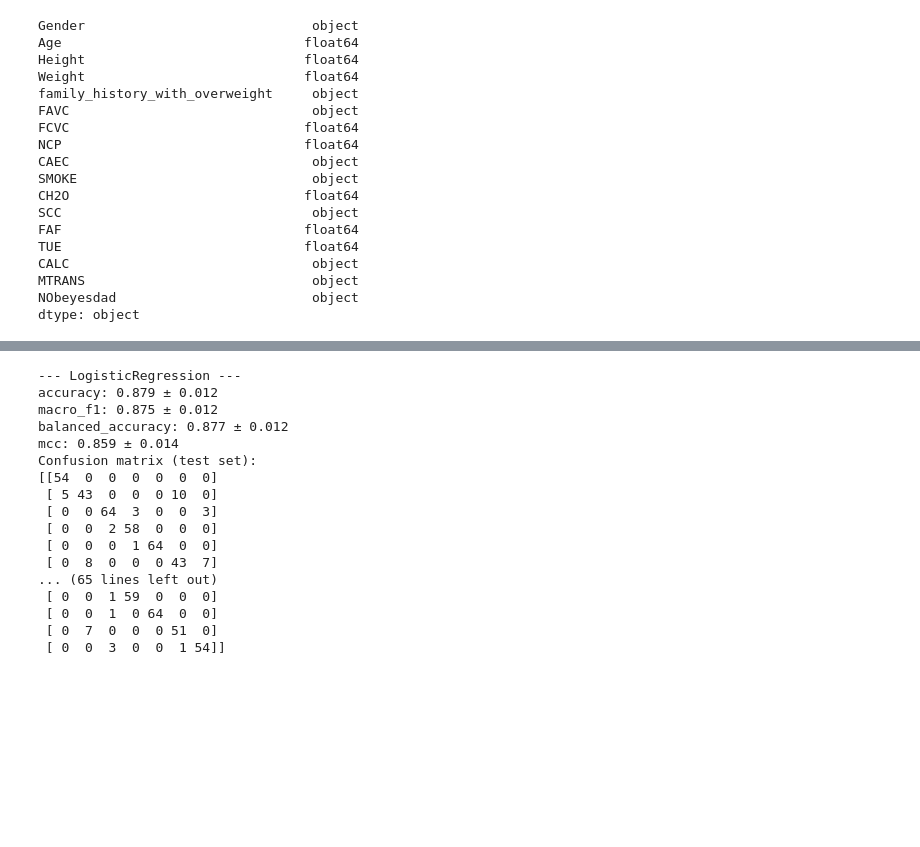
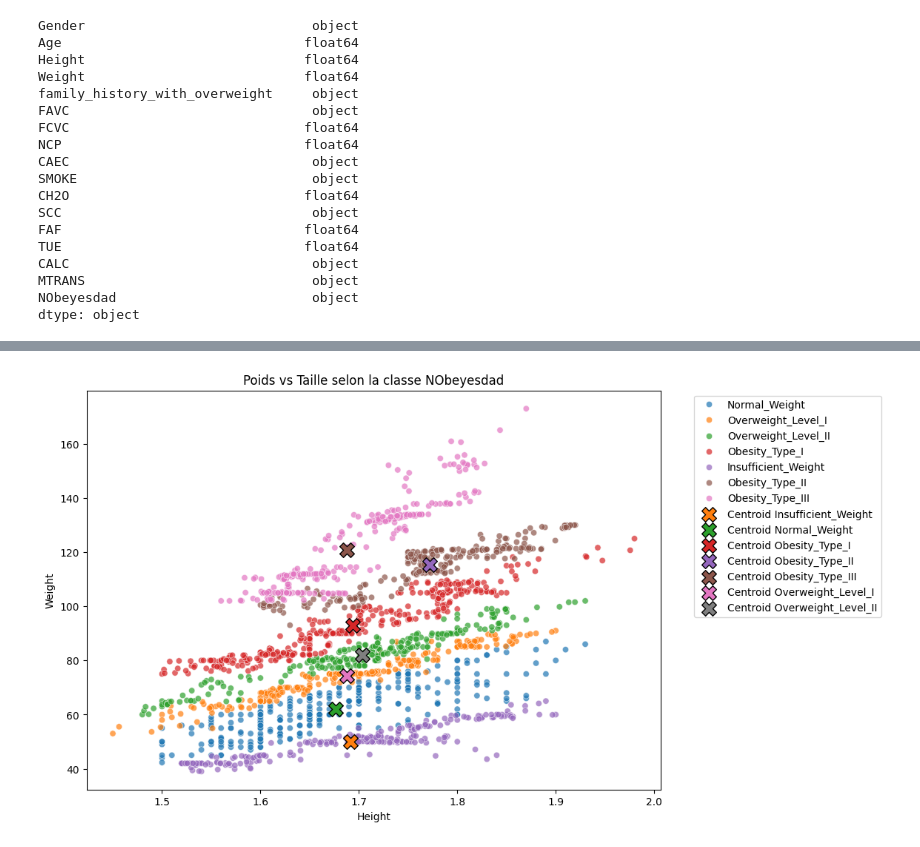
Before and after one commit to edequercize/applied_statistics, a Jupyter notebook: main.ipynb, the cells around one changed output, grey strips where cells are left out. Cells and saved outputs as stored; diff of their text form; code cells hidden in the pictures; blank space fills up the shorter version.

```diff
--- a/main.ipynb
+++ b/main.ipynb
@@ -143,0 +200,14 @@ from lightgbm import LGBMClassifier
+# %%
+plt.figure(figsize=(10,7))
+sns.scatterplot(x='Height', y='Weight', hue='NObeyesdad', data=df, palette='tab10', alpha=0.7)
+# Affichage des centroïdes par classe
+centroids = df.groupby('NObeyesdad')[['Height','Weight']].mean()
+for idx, row in centroids.iterrows():
+    plt.scatter(row['Height'], row['Weight'], marker='X', s=200, label=f'Centroid {idx}', edgecolor='black')
+plt.title('Poids vs Taille selon la classe NObeyesdad')
+plt.xlabel('Height')
+plt.ylabel('Weight')
+plt.legend(bbox_to_anchor=(1.05, 1), loc='upper left')
+plt.show()
+# %% [output]
+[figure, added]
@@ -167,52 +232,3 @@ preproc = ColumnTransformer(
     ],
     remainder='drop'
 )
-# %%
-warnings.filterwarnings('ignore')
-models = {
-    'LogisticRegression': LogisticRegression(multi_class='multinomial', solver='lbfgs', max_iter=1000, penalty='l2', C=1.0, random_state=42),
-    'RandomForest': RandomForestClassifier(n_estimators=100, max_depth=8, random_state=42, n_jobs=-1),
-    'LightGBM': lgb.LGBMClassifier(objective='multiclass', num_class=7, n_estimators=100, learning_rate=0.05, max_depth=4, subsample=0.8, colsample_bytree=0.8, reg_alpha=1.0, reg_lambda=1.0, verbosity=-1, random_state=42),
-    # 'MLP': MLPClassifier(hidden_layer_sizes=(128, 64), activation='relu', batch_size=32, max_iter=2000, early_stopping=True, learning_rate_init=0.001, random_state=42)
-}
-results = {}
-scoring = {                     # métriques à justifier dans le rapport : on veut accuracy mais pas que ! on veut vérifier aussi l'erreur en distance entre les classes prédites et réelles via l'ordinalité des classes à prédire (cf cellule suivante)
-    'accuracy': 'accuracy',
-    'macro_f1': make_scorer(f1_score, average='macro'),
-    'balanced_accuracy': 'balanced_accuracy',
-    'mcc': make_scorer(matthews_corrcoef)
-}
-
-cv = StratifiedKFold(n_splits=5, shuffle=True, random_state=42)
-for name, clf in models.items():
-    pipe_model = Pipeline([
-        ('preproc', preproc),
-        ('clf', clf)
-    ])
-    print(f'\n--- {name} ---')
-    cv_results = cross_validate(pipe_model, X, y, cv=cv, scoring=scoring, return_train_score=False, error_score='raise')
-    for score in scoring:
-        print(f"{score}: {cv_results['test_' + score].mean():.3f} ± {cv_results['test_' + score].std():.3f}")
-    # Fit and show confusion matrix on hold-out set
-    pipe_model.fit(X_train, y_train)
-    y_pred = pipe_model.predict(X_test)
-    print('Confusion matrix (test set):')
-    print(confusion_matrix(y_test, y_pred))
-# %% [output]
---- LogisticRegression ---
-accuracy: 0.879 ± 0.012
-macro_f1: 0.875 ± 0.012
-balanced_accuracy: 0.877 ± 0.012
-mcc: 0.859 ± 0.014
-Confusion matrix (test set):
-[[54  0  0  0  0  0  0]
- [ 5 43  0  0  0 10  0]
- [ 0  0 64  3  0  0  3]
- [ 0  0  2 58  0  0  0]
- [ 0  0  0  1 64  0  0]
- [ 0  8  0  0  0 43  7]
-... (65 lines left out)
- [ 0  0  1 59  0  0  0]
- [ 0  0  1  0 64  0  0]
- [ 0  7  0  0  0 51  0]
- [ 0  0  3  0  0  1 54]]
```
Also changed, not shown: parts of 17 cells of this notebook.
